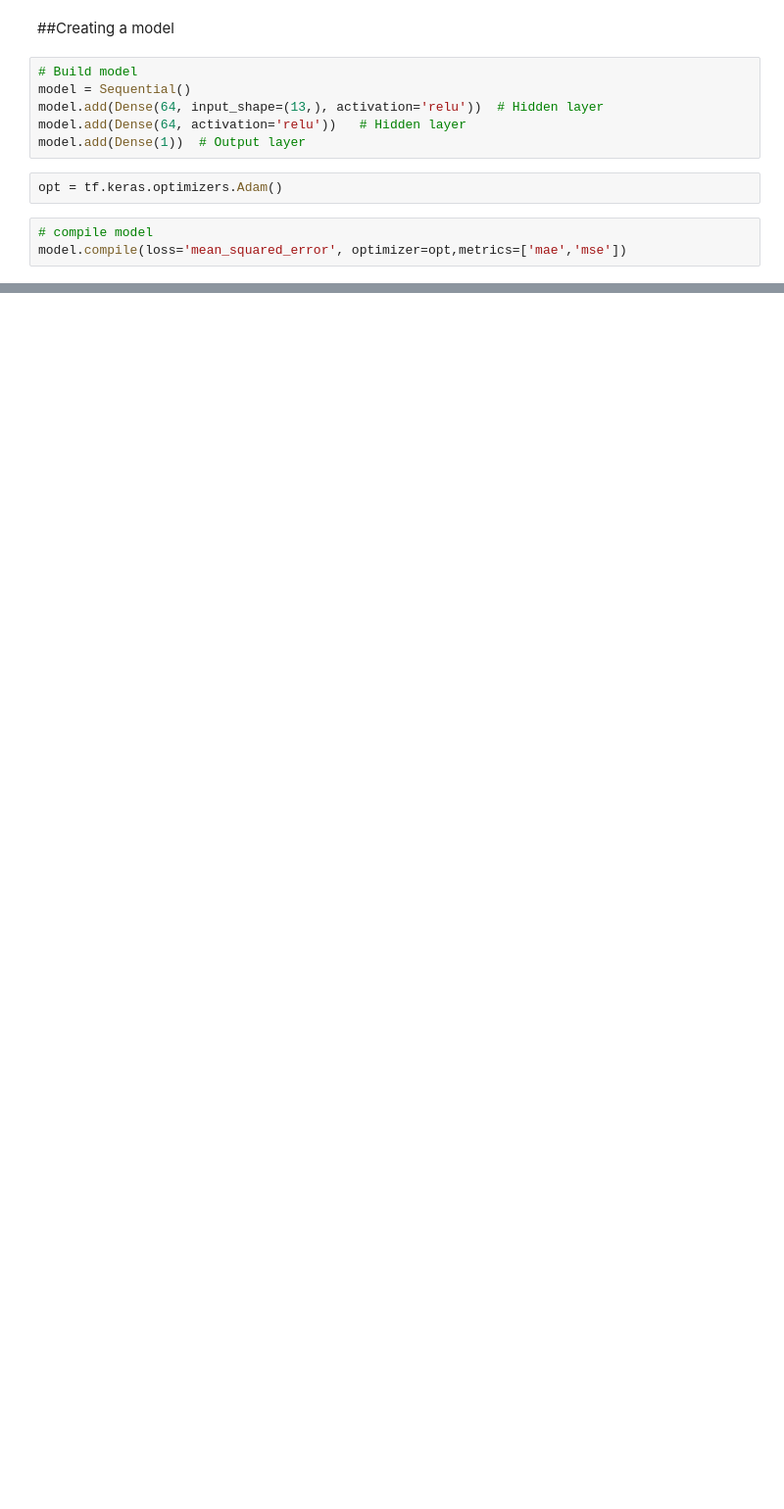
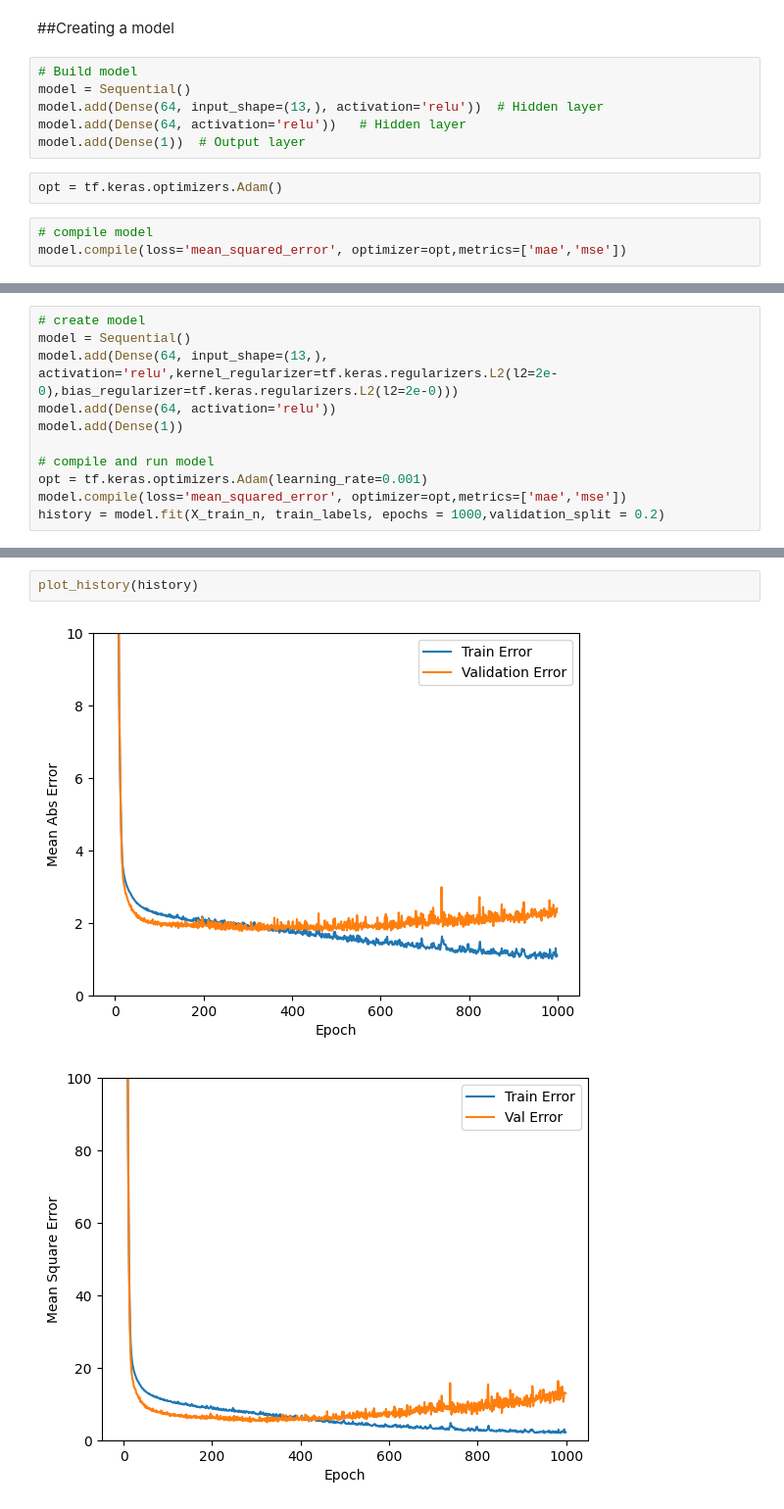
Before and after one commit to sarathi-vs13/Deep-Learning, a Jupyter notebook: Keras_Housing_price_prediction_case_study.ipynb, the cells around one changed output, grey strips where cells are left out. Shown at 98% size. Cells and saved outputs as stored; diff of their text form; blank space fills up the shorter version.

```diff
--- a/Keras_Housing_price_prediction_case_study.ipynb
+++ b/Keras_Housing_price_prediction_case_study.ipynb
@@ -150,0 +220,11 @@ Epoch 1000/1000
+# %%
+# create model
+model = Sequential()
+model.add(Dense(64, input_shape=(13,), activation='relu',kernel_regularizer=tf.keras.regularizers.L2(l2=2e-0),bias_regularizer=tf.keras.regularizers.L2(l2=2e-0)))
+model.add(Dense(64, activation='relu'))
+model.add(Dense(1))
+
+# compile and run model
+opt = tf.keras.optimizers.Adam(learning_rate=0.001)
+model.compile(loss='mean_squared_error', optimizer=opt,metrics=['mae','mse'])
+history = model.fit(X_train_n, train_labels, epochs = 1000,validation_split = 0.2)
@@ -150,0 +249,5 @@ Epoch 1000/1000
+# %%
+plot_history(history)
+# %% [output]
+[figure, added]
+[figure, added]
```
Also changed, not shown: parts of 19 cells of this notebook.
